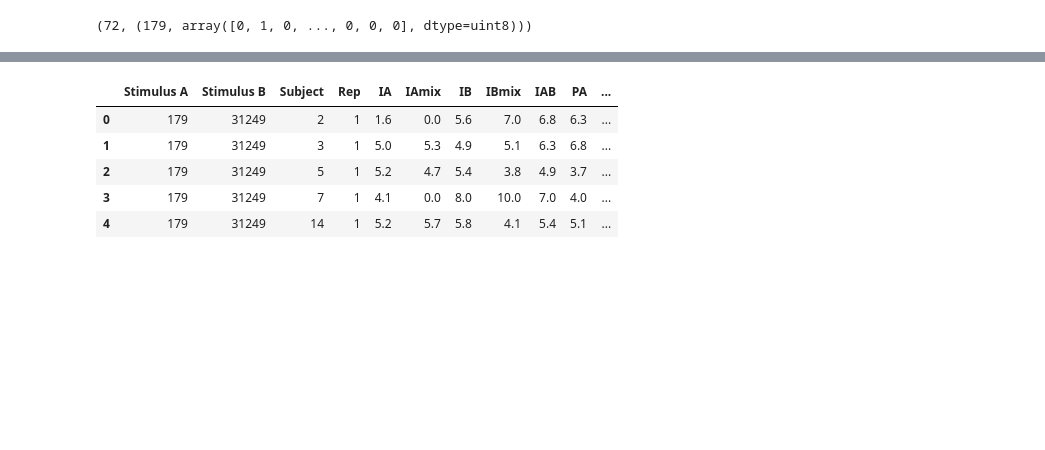
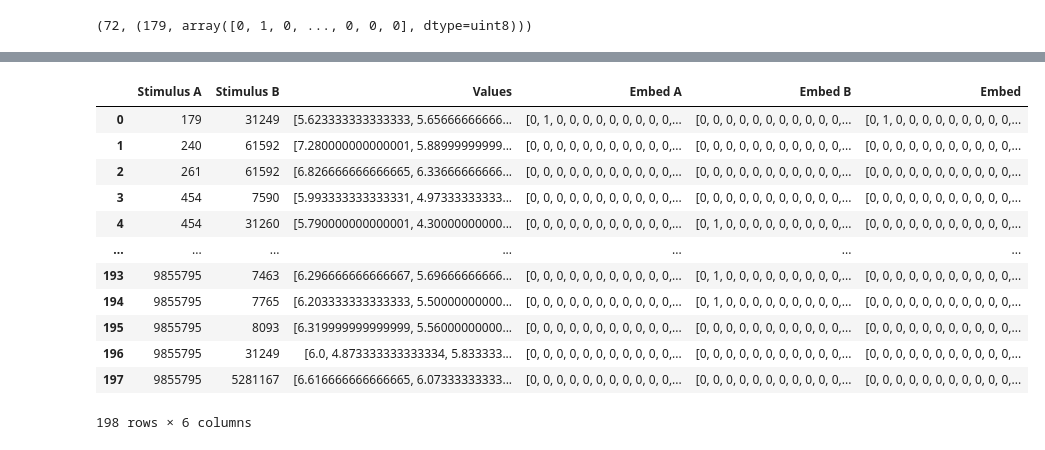
Before and after one commit to odor-pair/odor-pair, a Jupyter notebook: notebooks/ma_2021.ipynb, the cells around one changed output, grey strips where cells are left out. Drawn from its saved outputs; the diff is of its cells as text; code cells hidden in the pictures; blank space fills up the shorter version.

```diff
--- a/notebooks/ma_2021.ipynb
+++ b/notebooks/ma_2021.ipynb
@@ -43,0 +53,5 @@ blends_df.head()
+# %%
+all_blends = set()
+for i, row in blends_df.iterrows():
+    all_blends.add((row["Stimulus A"],row["Stimulus B"]))
+print(f"Found {len(all_blends)} unique blends.")
@@ -43,0 +60,16 @@ blends_df.head()
+# %%
+import numpy as np
+
+# Stack the prediction targets
+value_cols = ["IA", "IAmix", "IB", "IBmix", "IAB", "PA", "PB", "PAB"]
+blends_df["Values"] = blends_df.apply(lambda row: np.stack(row[value_cols]).tolist(), axis=1)
+
+group_df = blends_df.groupby(["Stimulus A", "Stimulus B"])
+
+# Calculate the mean for the "Values" column along axis=0
+result_df = group_df["Values"].apply(
+    lambda group: np.mean(np.stack(group.to_numpy()), axis=0).tolist()
+).reset_index(name="Values")
+
+# Display the resulting DataFrame
+result_df.head()
@@ -44,25 +83,27 @@ blends_df.head()
 # %%
 import numpy as np
 
 # Make MFP emeddings for each molecule
-blends_df["Embed A"] = blends_df["Stimulus A"].map(cid_to_embed)
-blends_df["Embed B"] = blends_df["Stimulus B"].map(cid_to_embed)
+result_df["Embed A"] = result_df["Stimulus A"].map(cid_to_embed)
+result_df["Embed B"] = result_df["Stimulus B"].map(cid_to_embed)
 
 # Combine the pair embeddings through concatenation
-blends_df["Embed"] = blends_df.apply(lambda row: np.concatenate([row["Embed A"],row["Embed B"]]).tolist(), axis=1)
-
-# Stack the prediction targets
-value_cols = ["IA", "IAmix", "IB", "IBmix", "IAB", "PA", "PB", "PAB"]
-blends_df["Values"] = blends_df.apply(lambda row: np.stack(row[value_cols]).tolist(), axis=1)
-
-blends_df.head()
+result_df["Embed"] = result_df.apply(lambda row: np.concatenate([row["Embed A"],row["Embed B"]]).tolist(), axis=1)
+result_df
 # %% [output]
-|  | Stimulus A | Stimulus B | Subject | Rep | IA | IAmix | IB | IBmix | IAB | PA | ... |
-| 0 | 179 | 31249 | 2 | 1 | 1.6 | 0.0 | 5.6 | 7.0 | 6.8 | 6.3 | ... |
-| 1 | 179 | 31249 | 3 | 1 | 5.0 | 5.3 | 4.9 | 5.1 | 6.3 | 6.8 | ... |
-| 2 | 179 | 31249 | 5 | 1 | 5.2 | 4.7 | 5.4 | 3.8 | 4.9 | 3.7 | ... |
-| 3 | 179 | 31249 | 7 | 1 | 4.1 | 0.0 | 8.0 | 10.0 | 7.0 | 4.0 | ... |
-| 4 | 179 | 31249 | 14 | 1 | 5.2 | 5.7 | 5.8 | 4.1 | 5.4 | 5.1 | ... |
+|  | Stimulus A | Stimulus B | Values | Embed A | Embed B | Embed |
+| 0 | 179 | 31249 | [5.623333333333333, 5.65666666666... | [0, 1, 0, 0, 0, 0, 0, 0, 0, 0, 0,... | [0, 0, 0, 0, 0, 0, 0, 0, 0, 0, 0,... | [0, 1, 0, 0, 0, 0, 0, 0, 0, 0, 0,... |
+| 1 | 240 | 61592 | [7.280000000000001, 5.88999999999... | [0, 0, 0, 0, 0, 0, 0, 0, 0, 0, 0,... | [0, 0, 0, 0, 0, 0, 0, 0, 0, 0, 0,... | [0, 0, 0, 0, 0, 0, 0, 0, 0, 0, 0,... |
+| 2 | 261 | 61592 | [6.826666666666665, 6.33666666666... | [0, 0, 0, 0, 0, 0, 0, 0, 0, 0, 0,... | [0, 0, 0, 0, 0, 0, 0, 0, 0, 0, 0,... | [0, 0, 0, 0, 0, 0, 0, 0, 0, 0, 0,... |
+| 3 | 454 | 7590 | [5.993333333333331, 4.97333333333... | [0, 0, 0, 0, 0, 0, 0, 0, 0, 0, 0,... | [0, 0, 0, 0, 0, 0, 0, 0, 0, 0, 0,... | [0, 0, 0, 0, 0, 0, 0, 0, 0, 0, 0,... |
+| 4 | 454 | 31260 | [5.790000000000001, 4.30000000000... | [0, 0, 0, 0, 0, 0, 0, 0, 0, 0, 0,... | [0, 1, 0, 0, 0, 0, 0, 0, 0, 0, 0,... | [0, 0, 0, 0, 0, 0, 0, 0, 0, 0, 0,... |
+| ... | ... | ... | ... | ... | ... | ... |
+| 193 | 9855795 | 7463 | [6.296666666666667, 5.69666666666... | [0, 0, 0, 0, 0, 0, 0, 0, 0, 0, 0,... | [0, 1, 0, 0, 0, 0, 0, 0, 0, 0, 0,... | [0, 0, 0, 0, 0, 0, 0, 0, 0, 0, 0,... |
+| 194 | 9855795 | 7765 | [6.203333333333333, 5.50000000000... | [0, 0, 0, 0, 0, 0, 0, 0, 0, 0, 0,... | [0, 1, 0, 0, 0, 0, 0, 0, 0, 0, 0,... | [0, 0, 0, 0, 0, 0, 0, 0, 0, 0, 0,... |
+| 195 | 9855795 | 8093 | [6.319999999999999, 5.56000000000... | [0, 0, 0, 0, 0, 0, 0, 0, 0, 0, 0,... | [0, 0, 0, 0, 0, 0, 0, 0, 0, 0, 0,... | [0, 0, 0, 0, 0, 0, 0, 0, 0, 0, 0,... |
+| 196 | 9855795 | 31249 | [6.0, 4.873333333333334, 5.833333... | [0, 0, 0, 0, 0, 0, 0, 0, 0, 0, 0,... | [0, 0, 0, 0, 0, 0, 0, 0, 0, 0, 0,... | [0, 0, 0, 0, 0, 0, 0, 0, 0, 0, 0,... |
+| 197 | 9855795 | 5281167 | [6.616666666666665, 6.07333333333... | [0, 0, 0, 0, 0, 0, 0, 0, 0, 0, 0,... | [0, 0, 0, 0, 0, 0, 0, 0, 0, 0, 0,... | [0, 0, 0, 0, 0, 0, 0, 0, 0, 0, 0,... |
+198 rows × 6 columns
 # %%
 import scipy.stats as stats
 import sklearn
```
Also changed, not shown: parts of 12 cells of this notebook.
